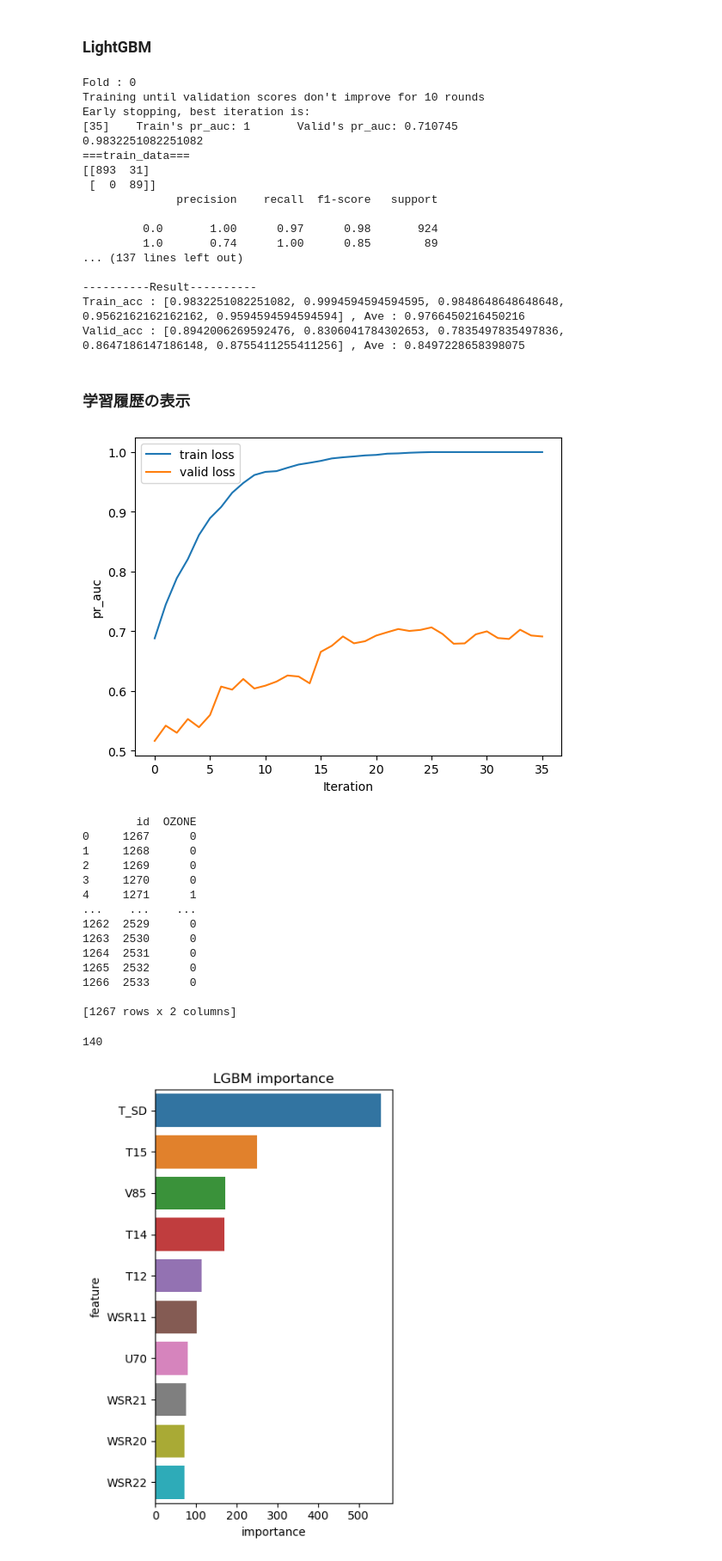
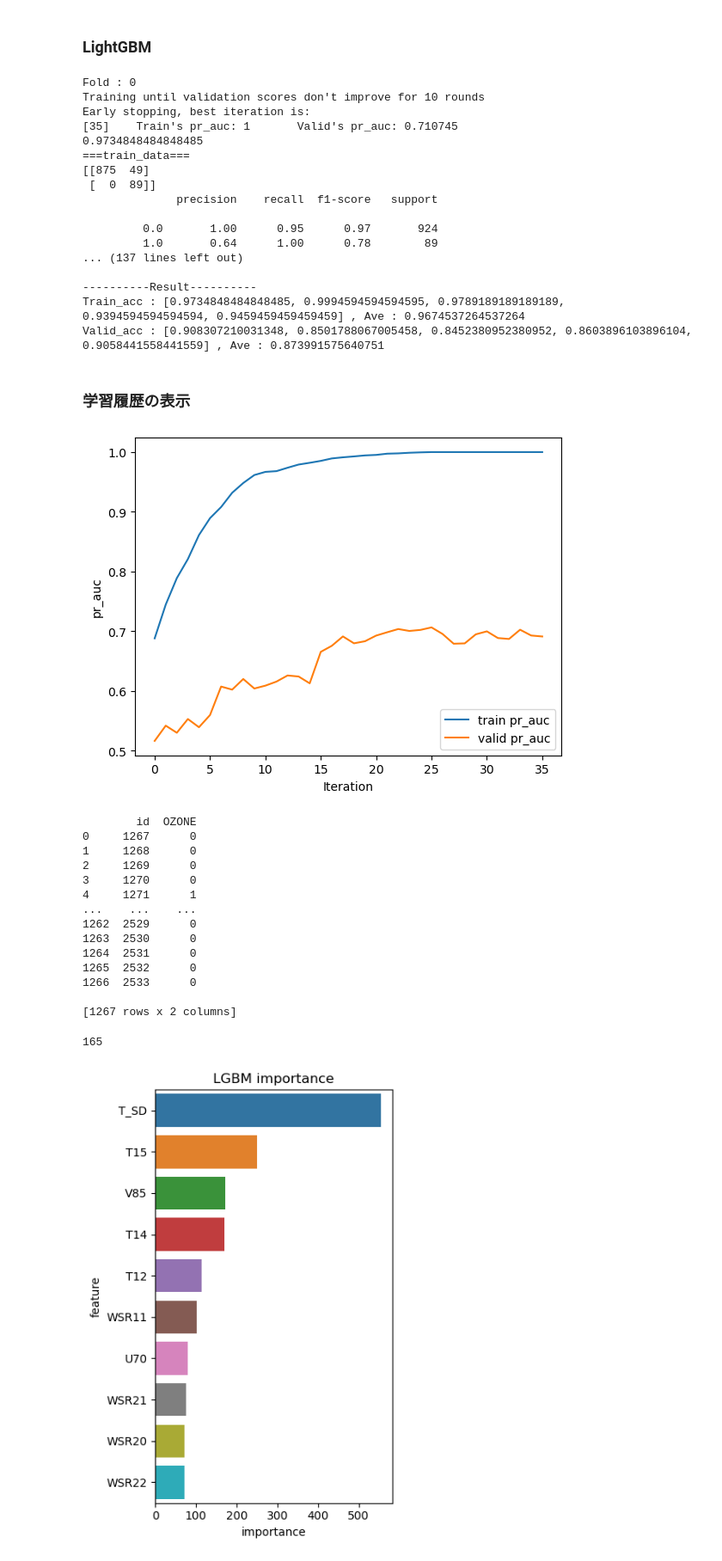
Before and after one commit to sakiiwaki/ozon, a Jupyter notebook: notebooks/ozon_3_lightGBM1.ipynb, the cells around one changed output. Shown at 86% size. Drawn from its saved outputs; the diff is of its cells as text; code cells hidden in the pictures.

```diff
--- a/notebooks/ozon_3_lightGBM1.ipynb
+++ b/notebooks/ozon_3_lightGBM1.ipynb
@@ -160,13 +160,7 @@ lgb_params = {
     # "force_row_wise" : True,
     "seed" : 0,
     'learning_rate': 0.1,
-    # 'min_data_in_leaf': 5,
-    # "reg_lambda": .1,
-     # "reg_alpha": .1,
-    # "early_stopping_rounds": 50,
-    # "verbose_eval": 200,
-    # "max_depth": 5,
-    # "min_child_samples": 20,
+    "min_child_samples": 20,
     'verbosity': -1,
     }
 
@@ -209,7 +203,7 @@ for i ,(trn_index, val_index) in enumerate(cv.split(train_df, y)):
     models.append(model)
 
     y_pred = model.predict(X_train, num_iteration=model.best_iteration)
-    y_pred = np.where(y_pred>=0.07,1,0)
+    y_pred = np.where(y_pred>=0.055,1,0)
     train_acc = balanced_accuracy_score(
         y_train, y_pred
         )
@@ -222,7 +216,7 @@ for i ,(trn_index, val_index) in enumerate(cv.split(train_df, y)):
     train_acc_list.append(train_acc)
 
     y_pred_val = model.predict(X_val, num_iteration=model.best_iteration)
-    y_pred_val = np.where(y_pred_val>=0.07,1,0)
+    y_pred_val = np.where(y_pred_val>=0.055,1,0)
     val_acc = balanced_accuracy_score(
         y_val, y_pred_val
         )
@@ -234,7 +228,6 @@ for i ,(trn_index, val_index) in enumerate(cv.split(train_df, y)):
 
     val_acc_list.append(val_acc)
 
-    # score = f1_score(df["MIS_Status"], df["pred"] >= 0.5, average = "macro")
 
 
 print('-'*10 + 'Result' +'-'*10)
@@ -245,45 +238,45 @@ Fold : 0
 Training until validation scores don't improve for 10 rounds
 Early stopping, best iteration is:
 [35]    Train's pr_auc: 1       Valid's pr_auc: 0.710745
-0.9832251082251082
+0.9734848484848485
 ===train_data===
-[[893  31]
+[[875  49]
  [  0  89]]
               precision    recall  f1-score   support
 
-         0.0       1.00      0.97      0.98       924
-         1.0       0.74      1.00      0.85        89
+         0.0       1.00      0.95      0.97       924
+         1.0       0.64      1.00      0.78        89
 ... (137 lines left out)
 
 ----------Result----------
-Train_acc : [0.9832251082251082, 0.9994594594594595, 0.9848648648648648, 0.9562162162162162, 0.9594594594594594] , Ave : 0.9766450216450216
-Valid_acc : [0.8942006269592476, 0.8306041784302653, 0.7835497835497836, 0.8647186147186148, 0.8755411255411256] , Ave : 0.8497228658398075
+Train_acc : [0.9734848484848485, 0.9994594594594595, 0.9789189189189189, 0.9394594594594594, 0.9459459459459459] , Ave : 0.9674537264537264
+Valid_acc : [0.908307210031348, 0.8501788067005458, 0.8452380952380952, 0.8603896103896104, 0.9058441558441559] , Ave : 0.873991575640751
 # %% [markdown]
 ### 学習履歴の表示
 # %%
 loss_train = lgb_results['Train']['pr_auc']
 loss_valid = lgb_results['Valid']['pr_auc']
 
 fig = plt.figure()
 ax1 = fig.add_subplot(111)
 
 ax1.set_xlabel('Iteration')
 ax1.set_ylabel('pr_auc')
 
-ax1.plot(loss_train, label='train loss')
-ax1.plot(loss_valid, label='valid loss')
+ax1.plot(loss_train, label='train pr_auc')
+ax1.plot(loss_valid, label='valid pr_auc')
 
 plt.legend()
 plt.show()
 # %% [output]
-[figure, old version]
+[figure, new version]
 # %%
 # モデルを用いてテストデータを予測
 test_score_array = np.zeros(len(test_df))
 for model in models:
     test_pred = model.predict(test_df, num_iteration=model.best_iteration)
     test_score_array += test_pred / n_splits
-test_score_array = np.where(test_score_array>=0.07,1,0)
+test_score_array = np.where(test_score_array>=0.055,1,0)
 
 result = pd.DataFrame({"id": sample_sub.iloc[:, 0], "OZONE": test_score_array})
 print(result)
@@ -304,7 +297,7 @@ test_score_array.sum()
 1266  2533      0
 
 [1267 rows x 2 columns]
-140
+165
 # %%
 # 特徴量の重要度を可視化
 # 特徴量重要度を保存する dataframe を用意
```
Also changed, not shown: parts of 1 cell of this notebook.
